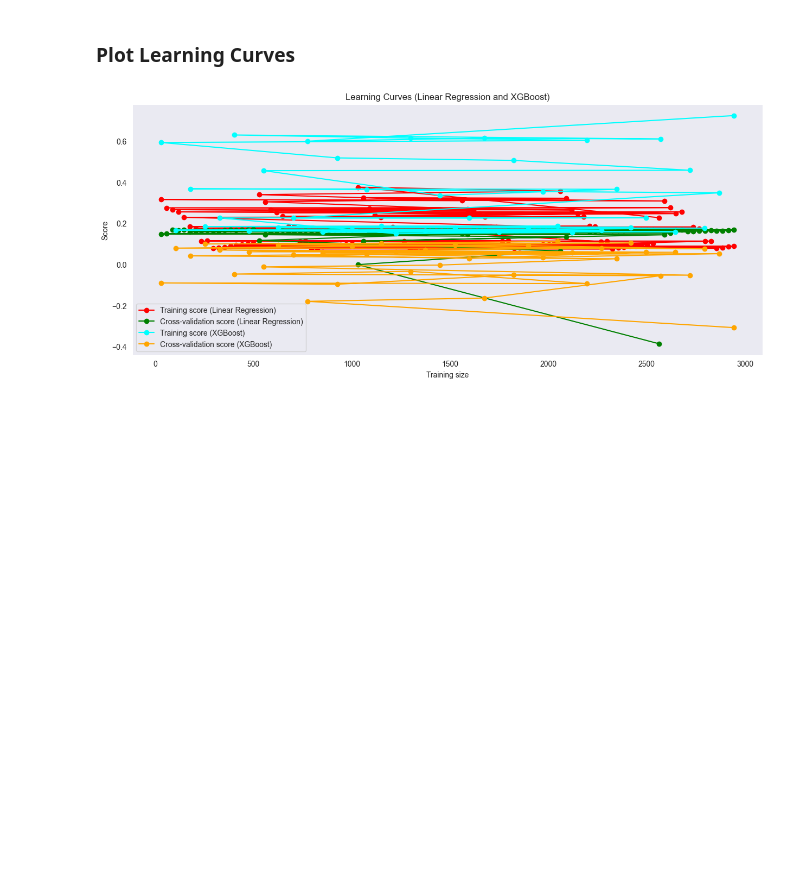
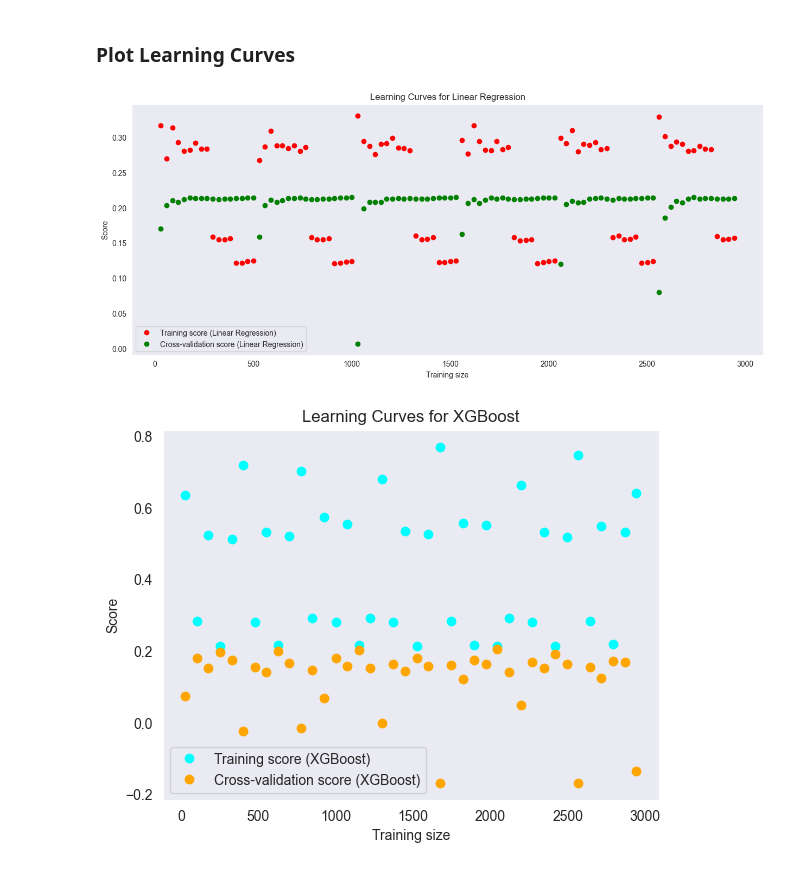
Before and after one commit to faustojc/datascience-ai, a Jupyter notebook: thesis/train_model.ipynb, the cells around one changed output. Saved outputs shown, nothing was run; the diff lists cells and outputs as text; code cells hidden in the pictures; blank space fills up the shorter version.

Commit message:
Added new models and adjusting

```diff
--- a/thesis/train_model.ipynb
+++ b/thesis/train_model.ipynb
@@ -189,11 +188,17 @@ sequential_model.save('models/sequential.keras')
 # %%
 from joblib import load
 
+trained_ridge = load('models/ridge.joblib')
+trained_lasso = load('models/lasso.joblib')
+trained_elastic_net = load('models/elastic_net.joblib')
+
 trained_linear_model = load('models/linear_regression.joblib')
 
-trained_xgboost = XGBRegressor()
+trained_xgboost = XGBRegressor(objective ='reg:squarederror', n_estimators = 10, importance_type = 'gain', booster = 'gbtree', tree_method = 'auto', predictor = 'auto')
 trained_xgboost.load_model('models/xgboost.json')
 
+trained_grid_search = load('models/grid_search.joblib')
+
 trained_sequential_model = tf.keras.models.load_model('models/sequential.keras')
 # %% [markdown]
 ### Load, Clean, and Normalize the Other Dataset
@@ -201,17 +206,25 @@ trained_sequential_model = tf.keras.models.load_model('models/sequential.keras')
 df_other = pd.read_csv('data/kaggle/output.csv')
 df_other.drop_duplicates()
 
-X_other = df_other[['sqft_living', 'sqft_lot', 'sqft_above', 'sqft_basement']]
+X_other = df_other[['bedrooms', 'bathrooms', 'floors']]
 y_other = df_other[['price']]
 
 X_other_train, X_other_test, y_other_train, y_other_test = train_test_split(X_other, y_other, test_size=0.2)
 
+scaler = StandardScaler()
 X_other_test_scaled = scaler.fit_transform(X_other_test)
 X_other_train_scaled = scaler.transform(X_other_train)
 # %% [markdown]
 ### Retrain the models with the other dataset
 # %%
+trained_ridge.fit(X_other_train_scaled, y_other_train)
+trained_lasso.fit(X_other_train_scaled, y_other_train)
+trained_elastic_net.fit(X_other_train_scaled, y_other_train)
+
 trained_linear_model.fit(X_other_train_scaled, y_other_train)
+
 trained_xgboost.fit(X_other_train_scaled, y_other_train)
-#sequential_model.fit(X_other_train_scaled, y_other_train, epochs=100, batch_size=10, verbose=1)
+trained_grid_search.fit(X_other_train_scaled, y_other_train)
+
+#trained_sequential_model.fit(X_other_train_scaled, y_other_train, epochs=100, batch_size=10, verbose=1)
 # %% [output]
@@ -290,6 +375,7 @@ sb.regplot(x= y_other_test,
 ### Plot Learning Curves
 # %%
 import numpy as np
+import matplotlib.pyplot as plt
 from sklearn.model_selection import learning_curve
 
 plt.figure(figsize=(15, 6))
@@ -299,36 +385,44 @@ train_sizes, train_scores, test_scores = learning_curve(
         X_other_train_scaled,
         y_other_train,
         cv=5, scoring='r2', n_jobs=-1, train_sizes=np.linspace(0.01, 1.0, 100)
     )
 
 train_scores_mean = np.mean(train_scores, axis=1)
 test_scores_mean = np.mean(test_scores, axis=1)
 
 train_sizes = list(set(train_sizes))
 
-plt.plot(train_sizes, train_scores_mean, 'o-', color="r", label=f"Training score (Linear Regression)")
-plt.plot(train_sizes, test_scores_mean, 'o-', color="g", label=f"Cross-validation score (Linear Regression)")
+plt.plot(train_sizes, train_scores_mean, 'o', color="r", label=f"Training score (Linear Regression)")
+plt.plot(train_sizes, test_scores_mean, 'o', color="g", label=f"Cross-validation score (Linear Regression)")
+
+plt.xlabel("Training size")
+plt.ylabel("Score")
+plt.legend(loc="best")
+plt.title("Learning Curves for Linear Regression")
+plt.grid()
+plt.show()
 
 train_sizes, train_scores, test_scores = learning_curve(
         trained_xgboost,
         X_other_train_scaled,
         y_other_train,
         cv=5, scoring='r2', n_jobs=-1, train_sizes=np.linspace(0.01, 1.0, 40)
     )
 
 train_scores_mean = np.mean(train_scores, axis=1)
 test_scores_mean = np.mean(test_scores, axis=1)
 
 train_sizes = list(set(train_sizes))
 
-plt.plot(train_sizes, train_scores_mean, 'o-', color="cyan", label=f"Training score (XGBoost)")
-plt.plot(train_sizes, test_scores_mean, 'o-', color="orange", label=f"Cross-validation score (XGBoost)")
+plt.plot(train_sizes, train_scores_mean, 'o', color="cyan", label=f"Training score (XGBoost)")
+plt.plot(train_sizes, test_scores_mean, 'o', color="orange", label=f"Cross-validation score (XGBoost)")
 
 plt.xlabel("Training size")
 plt.ylabel("Score")
 plt.legend(loc="best")
-plt.title("Learning Curves (Linear Regression and XGBoost)")
+plt.title("Learning Curves for XGBoost")
 plt.grid()
 plt.show()
 # %% [output]
-[figure, old version]
+[figure, new version]
+[figure, added]
```
Also changed, not shown: parts of 19 cells of this notebook.
